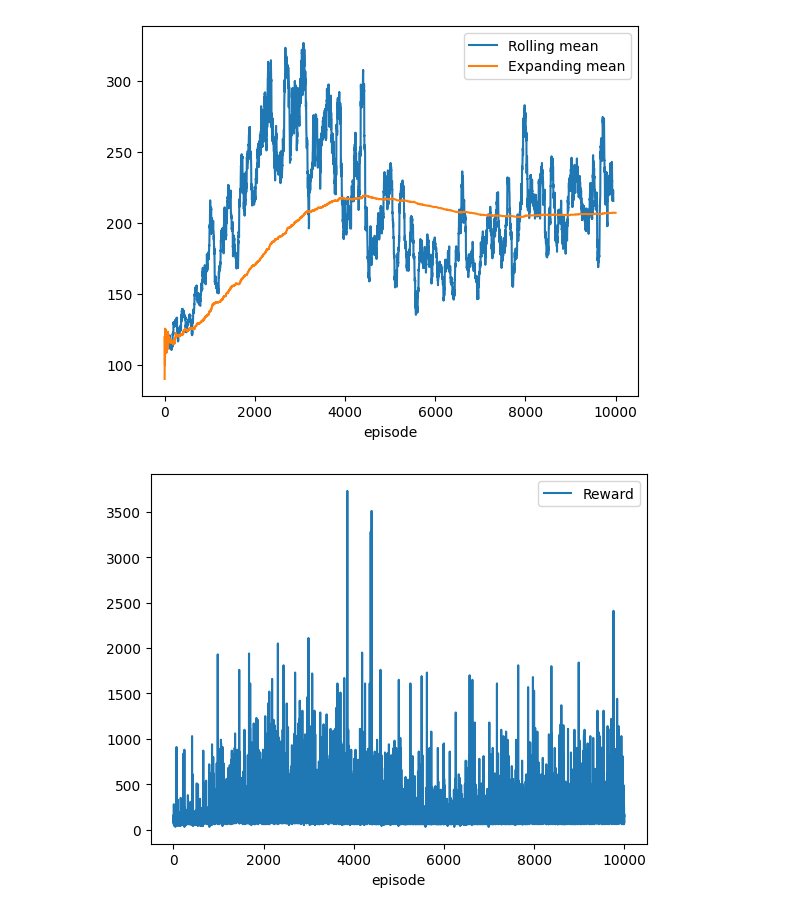
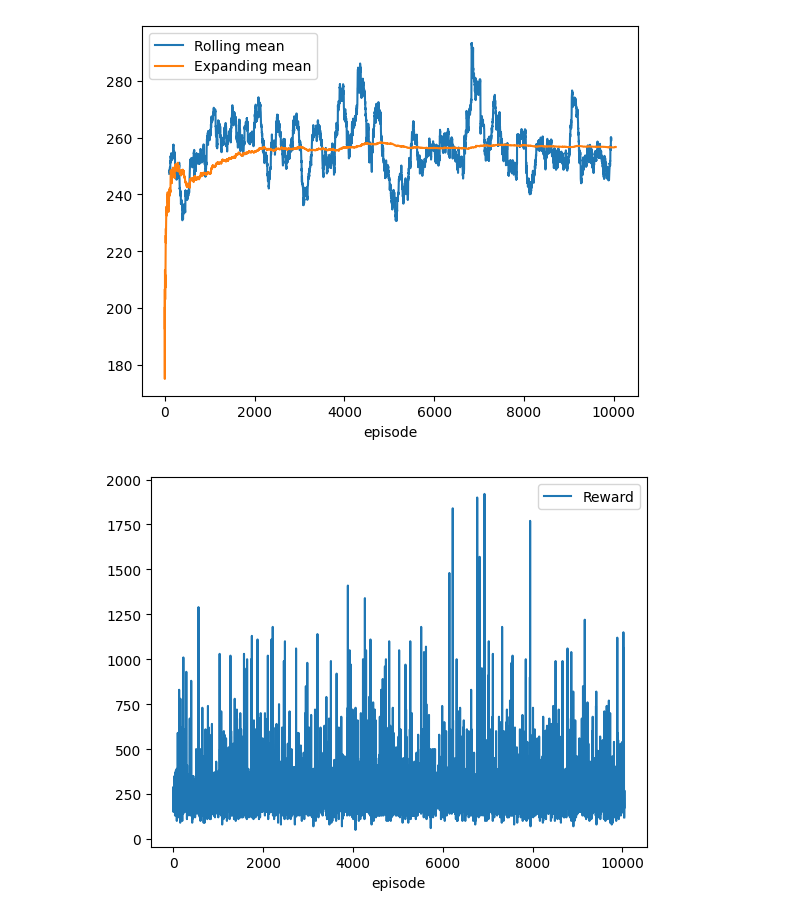
Before and after one commit to pavonism/reinforcement-learning, a Jupyter notebook: scripts/CheckMetrics.ipynb, the cells around one changed output. Saved outputs shown, nothing was run; the diff lists cells and outputs as text; code cells hidden in the pictures.

```diff
--- a/scripts/CheckMetrics.ipynb
+++ b/scripts/CheckMetrics.ipynb
@@ -1,18 +1,18 @@
 # %%
 import pandas as pd
 import matplotlib.pyplot as plt
 
-CHECKPOINT_NAME = r'ddqn\terminate_on_life_loss'
-df = pd.read_csv(f'../checkpoints/{CHECKPOINT_NAME}/metrics.csv', index_col=False)
+CHECKPOINT_NAME = r'ppo/5mln-larger-smaller-entropy/training_log_2024-12-20_11-16-20.txt'
+df = pd.read_csv(f'../checkpoints/{CHECKPOINT_NAME}', index_col=False)
 
-df.groupby('episode').sum()['reward'].rolling(window=100, center=True).mean().plot(y='reward')
+df.groupby('episode').sum()['reward'].rolling(window=200, center=True).mean().plot(y='reward')
 df.groupby('episode').sum()['reward'].expanding().mean().plot(y='reward')
 plt.legend(['Rolling mean', 'Expanding mean'])
 
 df.groupby('episode').sum().plot(y='reward')
 plt.legend(['Reward'])
-df.groupby('episode')[['episode', 'loss']].mean().plot(y='loss', logy=True)
+# df.groupby('episode')[['episode', 'loss']].mean().plot(y='loss', logy=True)
 episodes_in_metrics = df.groupby("episode").count()
 # %% [output]
-[figure, old version]
+[figure, new version]
-[figure, old version]
+[figure, new version]
```
Also changed, not shown: parts of 3 cells of this notebook, 3 other files.
